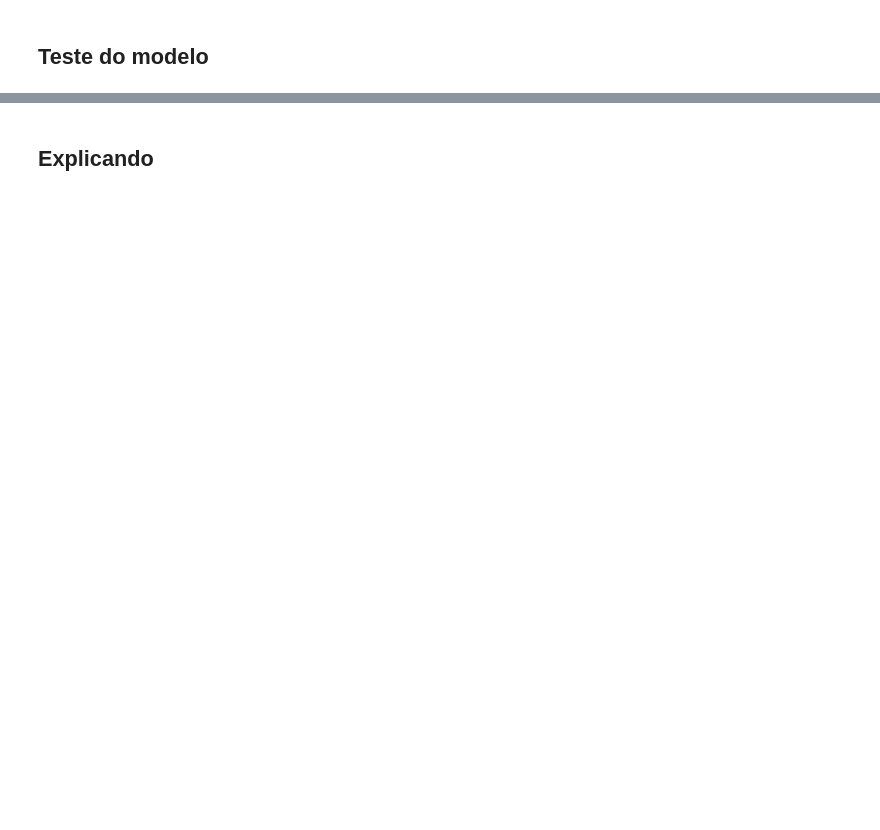
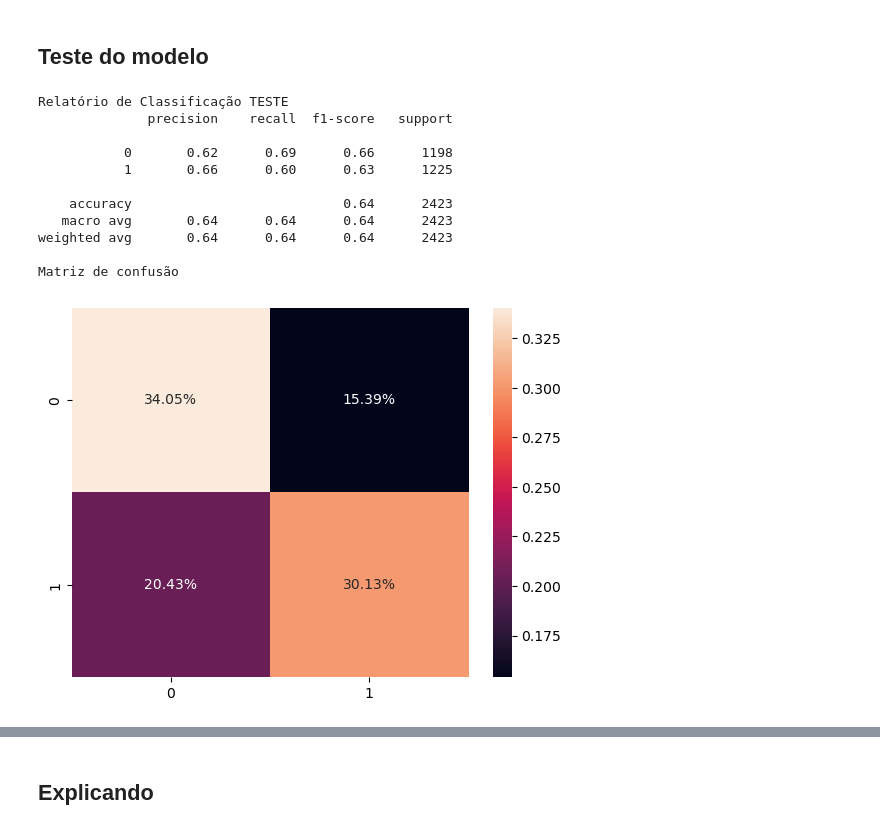
Before and after one commit to ramoneirao/machine-learning, a Jupyter notebook: classificacao/Cardio-RegLog.ipynb, the cells around one changed output, grey strips where cells are left out. Cells and saved outputs as stored; diff of their text form; code cells hidden in the pictures; blank space fills up the shorter version.

```diff
--- a/classificacao/Cardio-RegLog.ipynb
+++ b/classificacao/Cardio-RegLog.ipynb
@@ -149,2 +245,24 @@ correlacao(df)
 # %% [markdown]
 ## **Teste do modelo**
+# %%
+# Relatorio e matriz de confusão  - TESTE
+prev_test=logistic_cardio.predict(X_test)
+print("Relatório de Classificação TESTE")
+print(classification_report(y_test, prev_test))
+cm = confusion_matrix(y_test, prev_test)
+print("Matriz de confusão")
+sns.heatmap(cm / cm.sum(), annot=True, fmt='.2%')
+plt.show()
+# %% [output]
+Relatório de Classificação TESTE
+              precision    recall  f1-score   support
+
+           0       0.62      0.69      0.66      1198
+           1       0.66      0.60      0.63      1225
+
+    accuracy                           0.64      2423
+   macro avg       0.64      0.64      0.64      2423
+weighted avg       0.64      0.64      0.64      2423
+
+Matriz de confusão
+[figure, added]
```
Also changed, not shown: parts of 19 cells of this notebook.
